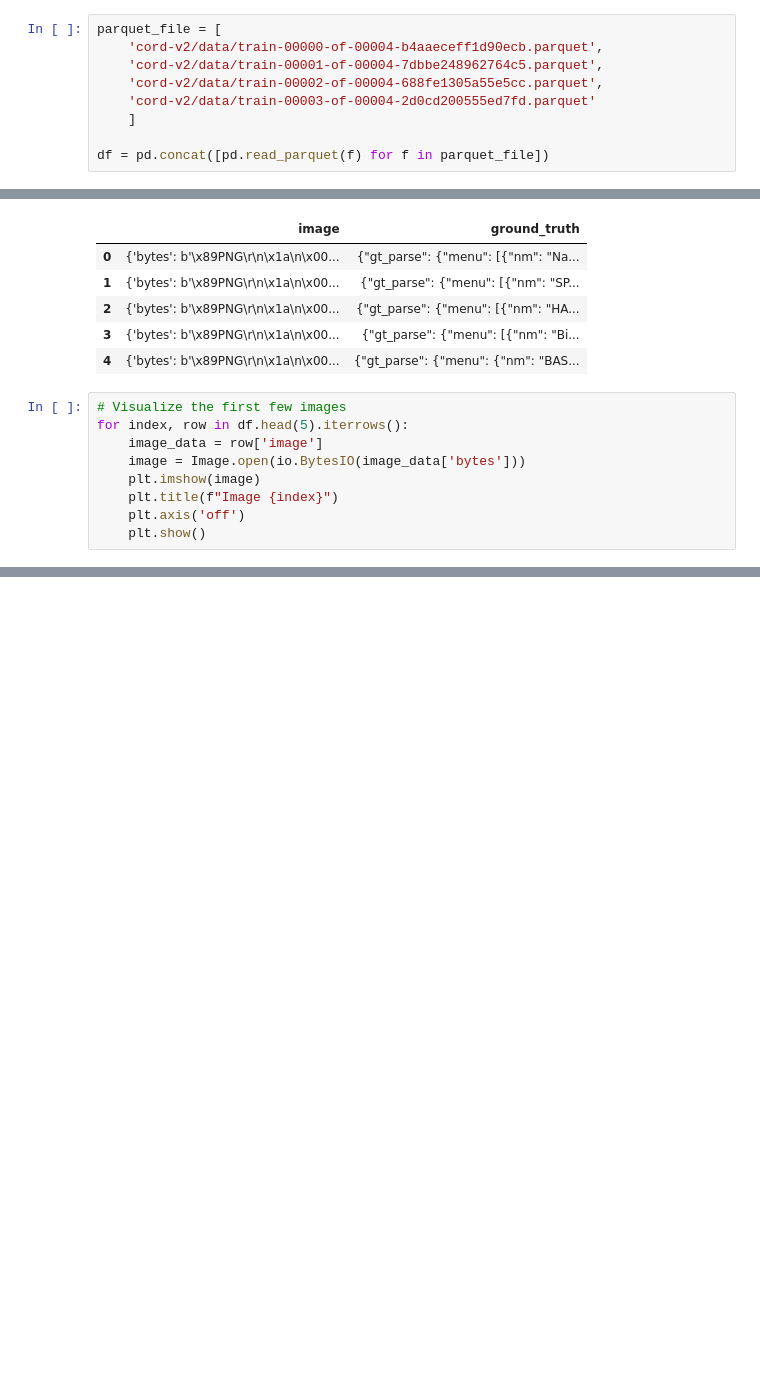
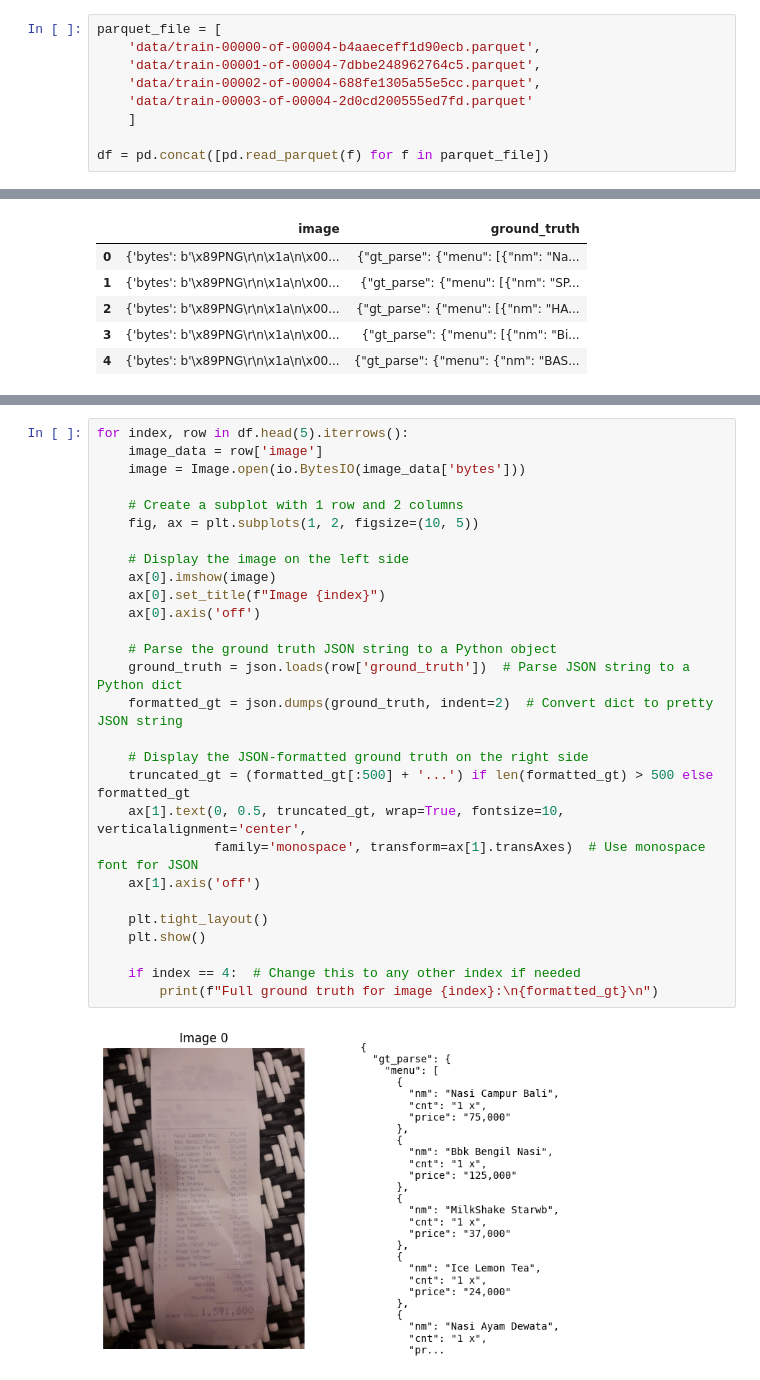
Before and after one commit to Bangkit-Capstone-C242-PS354/model-ocr, a Jupyter notebook: capstone_project.ipynb, the cells around one changed output, grey strips where cells are left out. Saved outputs shown, nothing was run; the diff lists cells and outputs as text; blank space fills up the shorter version.

```diff
--- a/capstone_project.ipynb
+++ b/capstone_project.ipynb
@@ -3,9 +8,9 @@ import pandas as pd
 # %%
 parquet_file = [
-    'cord-v2/data/train-00000-of-00004-b4aaeceff1d90ecb.parquet',
-    'cord-v2/data/train-00001-of-00004-7dbbe248962764c5.parquet',
-    'cord-v2/data/train-00002-of-00004-688fe1305a55e5cc.parquet',
-    'cord-v2/data/train-00003-of-00004-2d0cd200555ed7fd.parquet'
+    'data/train-00000-of-00004-b4aaeceff1d90ecb.parquet',
+    'data/train-00001-of-00004-7dbbe248962764c5.parquet',
+    'data/train-00002-of-00004-688fe1305a55e5cc.parquet',
+    'data/train-00003-of-00004-2d0cd200555ed7fd.parquet'
     ]
 
 df = pd.concat([pd.read_parquet(f) for f in parquet_file])
@@ -22,12 +27,3 @@ df.head()
 | 2 | {'bytes': b'\x89PNG\r\n\x1a\n\x00... | {"gt_parse": {"menu": [{"nm": "HA... |
 | 3 | {'bytes': b'\x89PNG\r\n\x1a\n\x00... | {"gt_parse": {"menu": [{"nm": "Bi... |
 | 4 | {'bytes': b'\x89PNG\r\n\x1a\n\x00... | {"gt_parse": {"menu": {"nm": "BAS... |
-# %%
-# Visualize the first few images
-for index, row in df.head(5).iterrows():
-    image_data = row['image']
-    image = Image.open(io.BytesIO(image_data['bytes']))
-    plt.imshow(image)
-    plt.title(f"Image {index}")
-    plt.axis('off')
-    plt.show()
@@ -39,0 +30,30 @@ for index, row in df.head(5).iterrows():
+# %%
+for index, row in df.head(5).iterrows():
+    image_data = row['image']
+    image = Image.open(io.BytesIO(image_data['bytes']))
+
+    # Create a subplot with 1 row and 2 columns
+    fig, ax = plt.subplots(1, 2, figsize=(10, 5))
+
+    # Display the image on the left side
+    ax[0].imshow(image)
+    ax[0].set_title(f"Image {index}")
+    ax[0].axis('off')
+
+    # Parse the ground truth JSON string to a Python object
+    ground_truth = json.loads(row['ground_truth'])  # Parse JSON string to a Python dict
+    formatted_gt = json.dumps(ground_truth, indent=2)  # Convert dict to pretty JSON string
+
+    # Display the JSON-formatted ground truth on the right side
+    truncated_gt = (formatted_gt[:500] + '...') if len(formatted_gt) > 500 else formatted_gt
+    ax[1].text(0, 0.5, truncated_gt, wrap=True, fontsize=10, verticalalignment='center',
+               family='monospace', transform=ax[1].transAxes)  # Use monospace font for JSON
+    ax[1].axis('off')
+
+    plt.tight_layout()
+    plt.show()
+
+    if index == 4:  # Change this to any other index if needed
+        print(f"Full ground truth for image {index}:\n{formatted_gt}\n")
+# %% [output]
+[figure, added]
```
Also changed, not shown: parts of 4 cells of this notebook, 6 other files.
